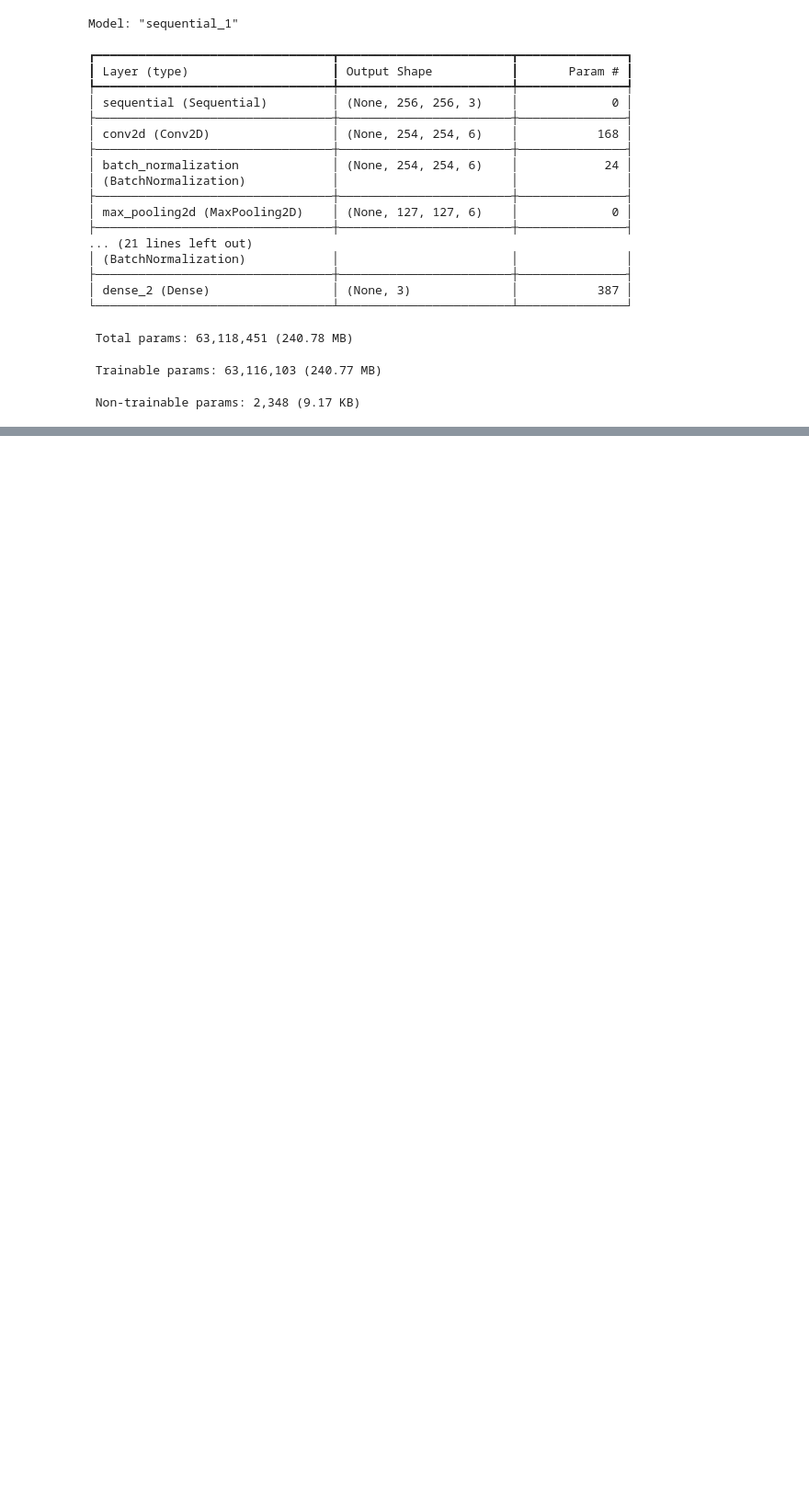
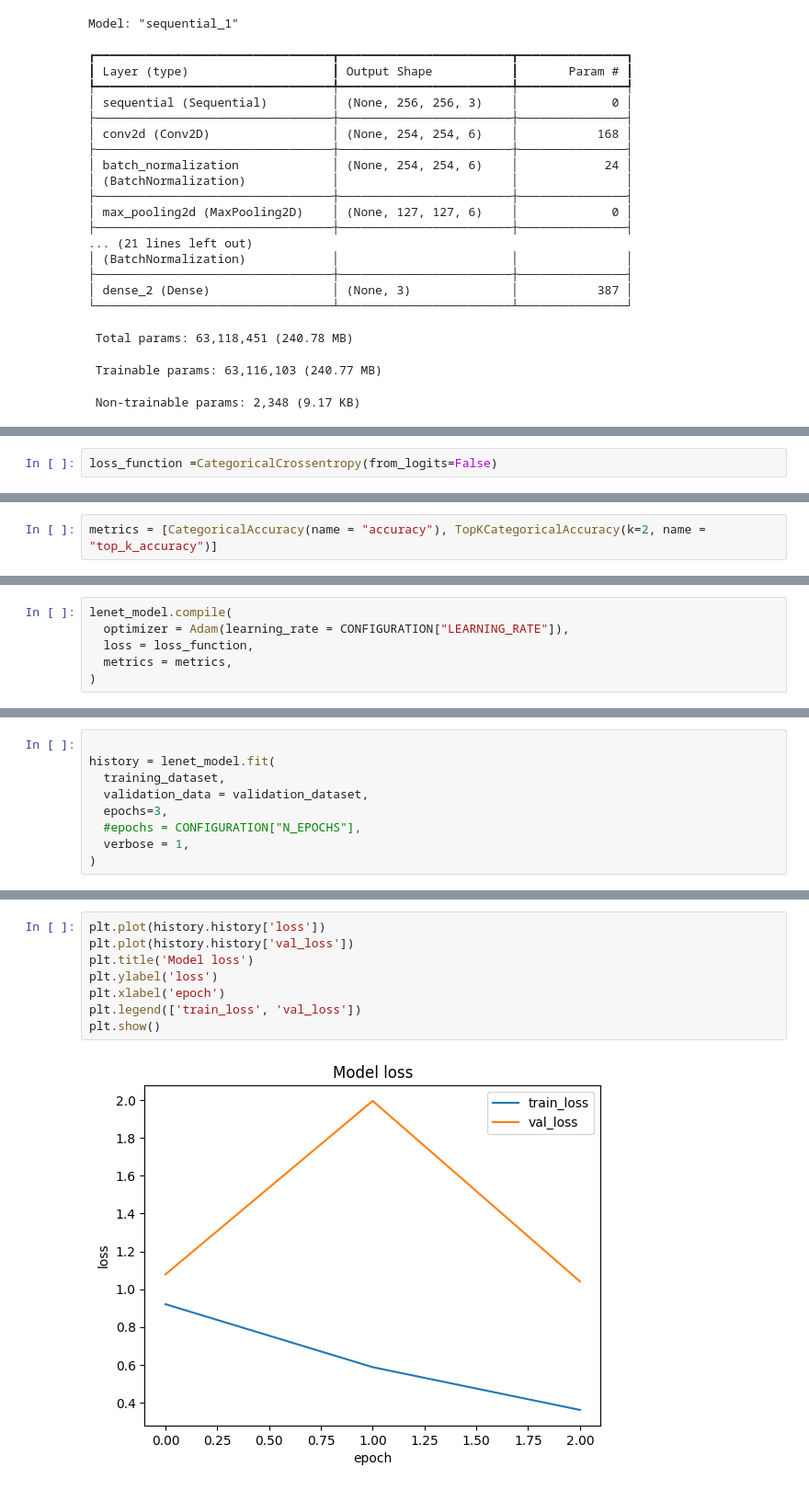
Before and after one commit to Avit-hodibu/computer-vision-with-deep-learning, a Jupyter notebook: Human_Emotions_Detection/Human_Emotions_Detection.ipynb, the cells around one changed output, grey strips where cells are left out. Shown at 92% size. Drawn from its saved outputs; the diff is of its cells as text; blank space fills up the shorter version.

Commit message:
first model

```diff
--- a/Human_Emotions_Detection/Human_Emotions_Detection.ipynb
+++ b/Human_Emotions_Detection/Human_Emotions_Detection.ipynb
@@ -199,0 +256,2 @@ Model: "sequential_1"
+# %%
+loss_function =CategoricalCrossentropy(from_logits=False)
@@ -199,0 +267,2 @@ Model: "sequential_1"
+# %%
+metrics = [CategoricalAccuracy(name = "accuracy"), TopKCategoricalAccuracy(k=2, name = "top_k_accuracy")]
@@ -199,0 +290,6 @@ Model: "sequential_1"
+# %%
+lenet_model.compile(
+  optimizer = Adam(learning_rate = CONFIGURATION["LEARNING_RATE"]),
+  loss = loss_function,
+  metrics = metrics,
+)
@@ -199,0 +298,9 @@ Model: "sequential_1"
+# %%
+
+history = lenet_model.fit(
+  training_dataset,
+  validation_data = validation_dataset,
+  epochs=3,
+  #epochs = CONFIGURATION["N_EPOCHS"],
+  verbose = 1,
+)
@@ -199,0 +314,10 @@ Model: "sequential_1"
+# %%
+plt.plot(history.history['loss'])
+plt.plot(history.history['val_loss'])
+plt.title('Model loss')
+plt.ylabel('loss')
+plt.xlabel('epoch')
+plt.legend(['train_loss', 'val_loss'])
+plt.show()
+# %% [output]
+[figure, added]
```
Also changed, not shown: parts of 22 cells of this notebook.
